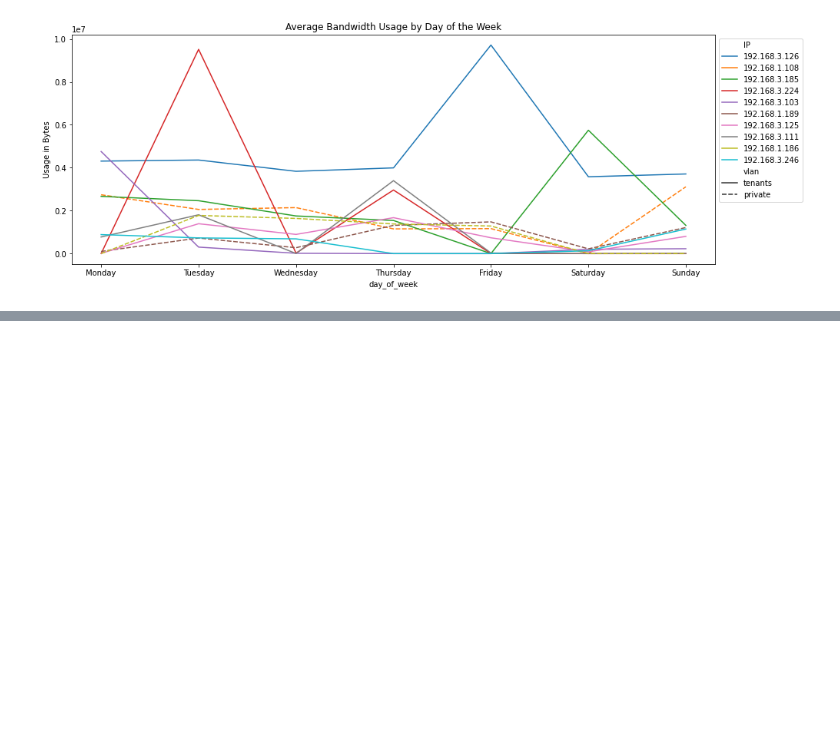
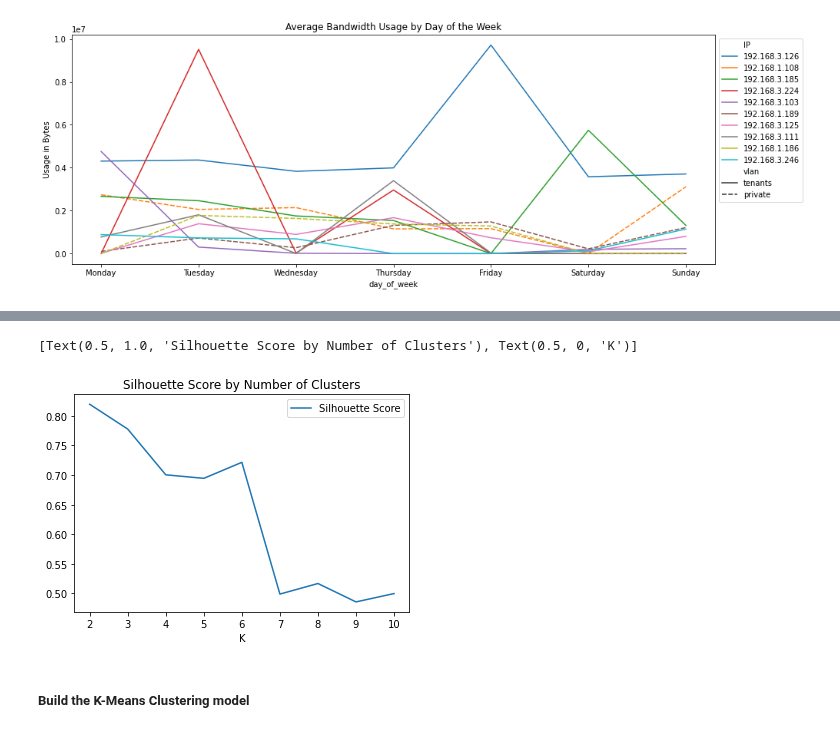
Before and after one commit to JohnnyFoulds/dsm010-2021-oct, a Jupyter notebook: coursework_02/cw02.ipynb, the cells around one changed output, grey strips where cells are left out. Cells and saved outputs as stored; diff of their text form; code cells hidden in the pictures; blank space fills up the shorter version.

Commit message:
Created K-meanse model

```diff
--- a/coursework_02/cw02.ipynb
+++ b/coursework_02/cw02.ipynb
@@ -936,0 +953,4 @@ plt.show()
+# %%
+# get the dataframe to perform the clustering on
+df_clustering = spark.createDataFrame(df_users)
+df_clustering.printSchema()
@@ -936,0 +1006,6 @@ plt.show()
+# %%
+# scale the features
+scale = StandardScaler(inputCol='features',outputCol='standardized')
+data_scale = scale.fit(assembled_data)
+data_scale_output = data_scale.transform(assembled_data)
+data_scale_output.limit(3).toPandas()
@@ -936,0 +1019,20 @@ plt.show()
+# %%
+silhouette_score=[]
+
+# create the evaluator
+evaluator = ClusteringEvaluator(
+    predictionCol='prediction',
+    featuresCol='standardized',
+    metricName='silhouette',
+    distanceMeasure='squaredEuclidean')
+
+# evaluate the silhouette score for each number of clusters
+for i in range(2,11):
+    KMeans_algo = KMeans(featuresCol='standardized', k=i)
+    KMeans_fit=KMeans_algo.fit(data_scale_output)
+    output=KMeans_fit.transform(data_scale_output)
+
+    score=evaluator.evaluate(output)
+    silhouette_score.append(score)
+
+    print('k=%d\t : %.2f' % (i, score))
@@ -936,0 +1049,14 @@ plt.show()
+# %%
+# visualizing the silhouette scores
+sns.lineplot(
+    x=range(2,11),
+    y=silhouette_score,
+    label='Silhouette Score'
+).set(
+    title='Silhouette Score by Number of Clusters',
+    xlabel='K')
+# %% [output]
+[Text(0.5, 1.0, 'Silhouette Score by Number of Clusters'), Text(0.5, 0, 'K')]
+[figure, added]
+# %% [markdown]
+##### Build the K-Means Clustering model
```
Also changed, not shown: parts of 16 cells of this notebook.
